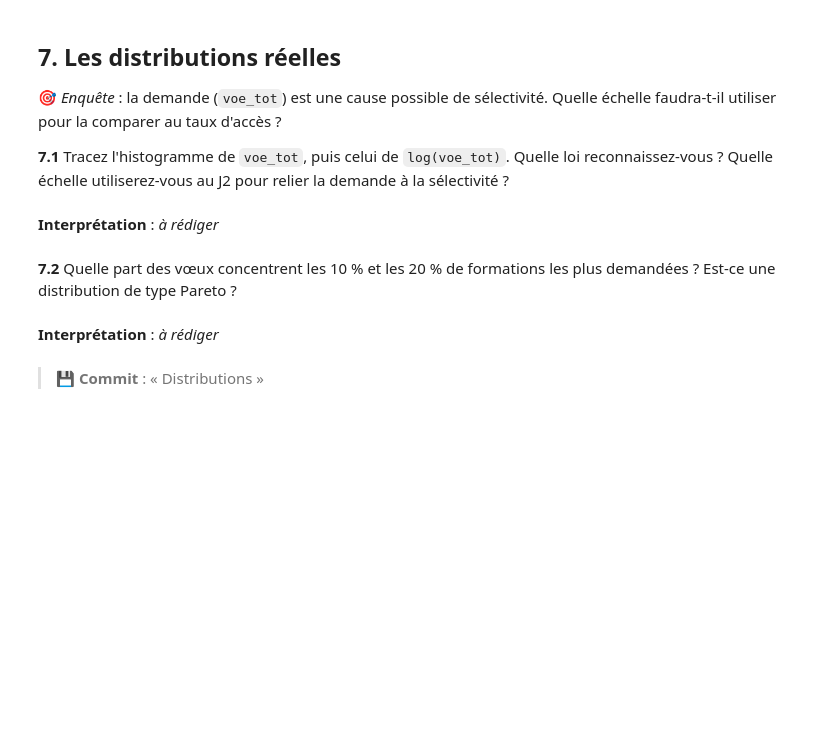
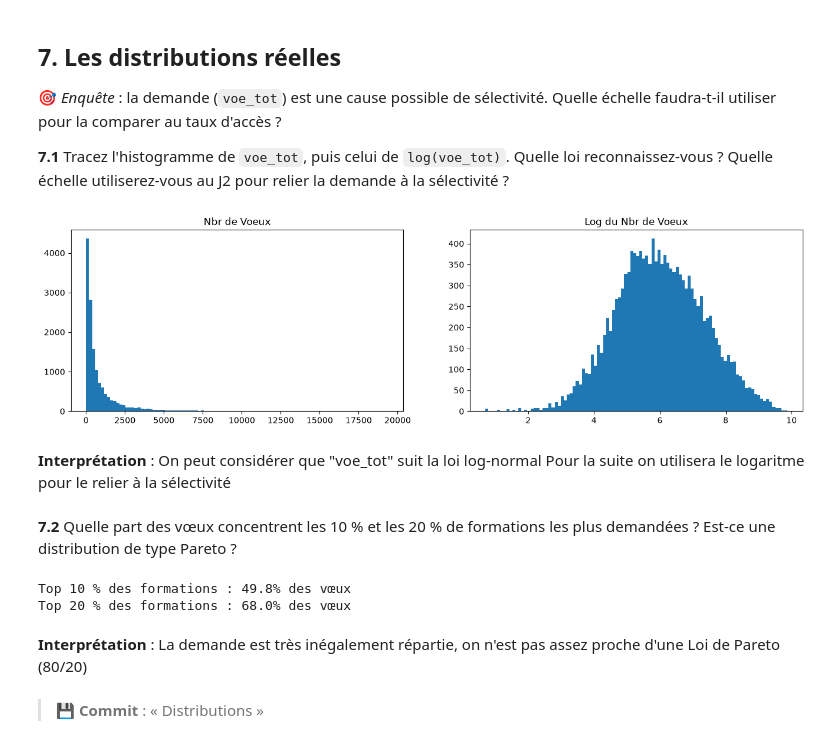
Before and after one commit to Ueihta/tp_EA_MG, a Jupyter notebook: TP_Parcoursup.ipynb, the cells around one changed output. Saved outputs shown, nothing was run; the diff lists cells and outputs as text; code cells hidden in the pictures; blank space fills up the shorter version.

```diff
--- a/TP_Parcoursup.ipynb
+++ b/TP_Parcoursup.ipynb
@@ -421,12 +396,40 @@ Pourcentage entre -3 et +3 Z-score : 99.89% (Théorie : ~99.7%)
 🎯 *Enquête* : la demande (`voe_tot`) est une cause possible de sélectivité. Quelle échelle faudra-t-il utiliser pour la comparer au taux d'accès ?
 
 **7.1** Tracez l'histogramme de `voe_tot`, puis celui de `log(voe_tot)`. Quelle loi reconnaissez-vous ? Quelle échelle utiliserez-vous au J2 pour relier la demande à la sélectivité ?
+# %%
+plt.figure(figsize=(16, 4))
+
+plt.subplot(1, 2, 1)
+plt.hist(df["voe_tot"], bins=100)
+plt.title("Nbr de Voeux")
+
+plt.subplot(1, 2, 2)
+plt.hist(np.log1p(df["voe_tot"]), bins=100)
+plt.title("Log du Nbr de Voeux")
+
+plt.show()
+# %% [output]
+[figure, added]
 # %% [markdown]
-**Interprétation** : _à rédiger_
+**Interprétation** : On peut considérer que "voe_tot" suit la loi log-normal
+Pour la suite on utilisera le logaritme pour le relier à la sélectivité
 # %% [markdown]
 **7.2** Quelle part des vœux concentrent les 10 % et les 20 % de formations les plus demandées ? Est-ce une distribution de type Pareto ?
+# %%
+voeux = df["voe_tot"].sort_values(ascending=False)
+total = voeux.sum()
+n = len(voeux)
+
+part_10 = voeux.iloc[:int(n * 0.10)].sum() / total
+part_20 = voeux.iloc[:int(n * 0.20)].sum() / total
+
+print(f"Top 10 % des formations : {part_10:.1%} des vœux")
+print(f"Top 20 % des formations : {part_20:.1%} des vœux")
+# %% [output]
+Top 10 % des formations : 49.8% des vœux
+Top 20 % des formations : 68.0% des vœux
 # %% [markdown]
-**Interprétation** : _à rédiger_
+**Interprétation** : La demande est très inégalement répartie, on n'est pas assez proche d'une Loi de Pareto (80/20)
 # %% [markdown]
 > 💾 **Commit** : « Distributions »
 # %% [markdown]
```
Also changed, not shown: parts of 24 cells of this notebook.
